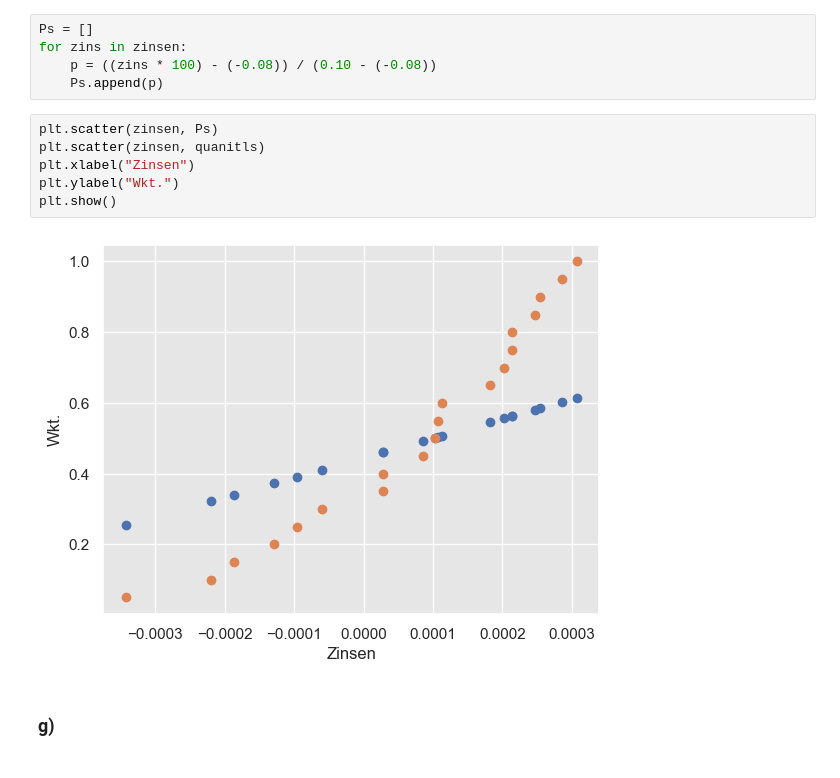
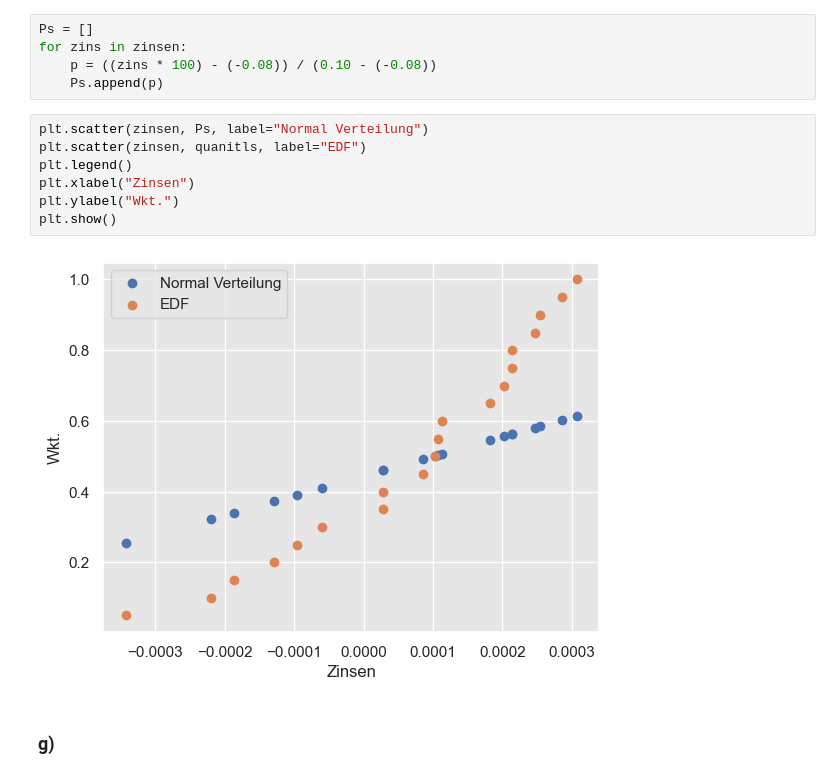
Before and after one commit to tombk556/Mathematische-Stochastische-Modelle-und-MC-Simulationen, a Jupyter notebook: Übung 3/übung3.ipynb, the cells around one changed output. Cells and saved outputs as stored; diff of their text form.

```diff
--- a/Übung 3/übung3.ipynb
+++ b/Übung 3/übung3.ipynb
@@ -233,13 +236,14 @@ for zins in zinsen:
     p = ((zins * 100) - (-0.08)) / (0.10 - (-0.08))
     Ps.append(p)
 # %%
-plt.scatter(zinsen, Ps)
-plt.scatter(zinsen, quanitls)
+plt.scatter(zinsen, Ps, label="Normal Verteilung")
+plt.scatter(zinsen, quanitls, label="EDF")
+plt.legend()
 plt.xlabel("Zinsen")
 plt.ylabel("Wkt.")
 plt.show()
 # %% [output]
-[figure, old version]
+[figure, new version]
 # %% [markdown]
 ### g)
 # %%
```
Also changed, not shown: parts of 3 cells of this notebook.
